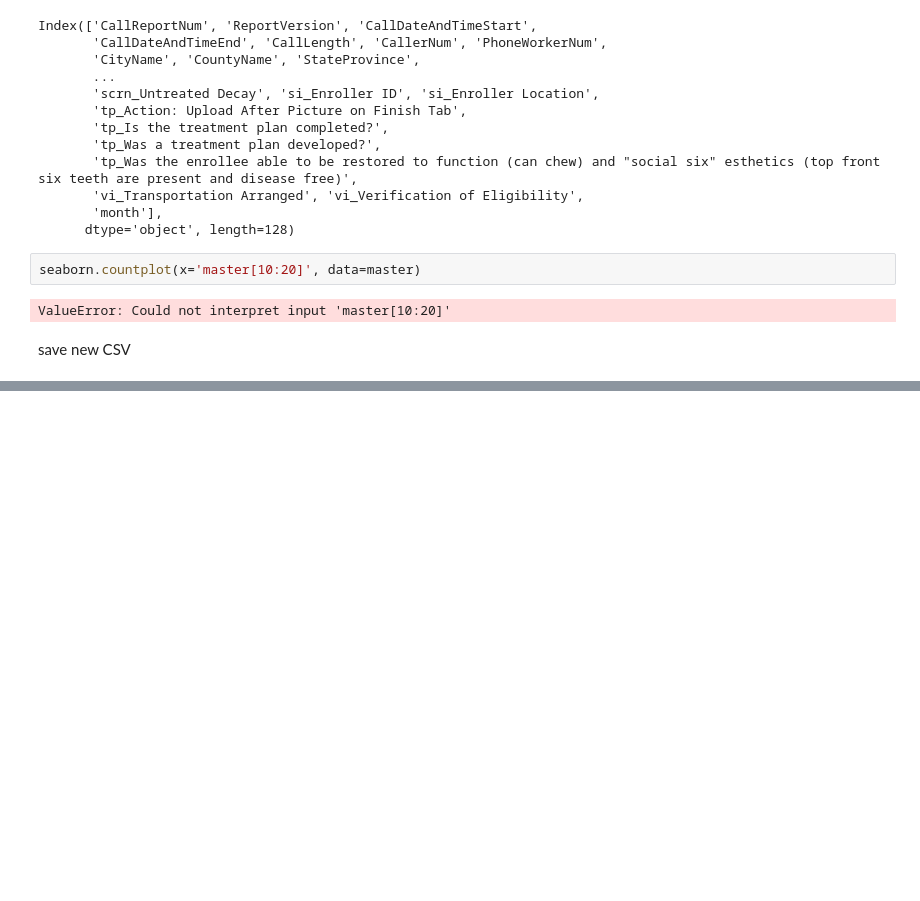
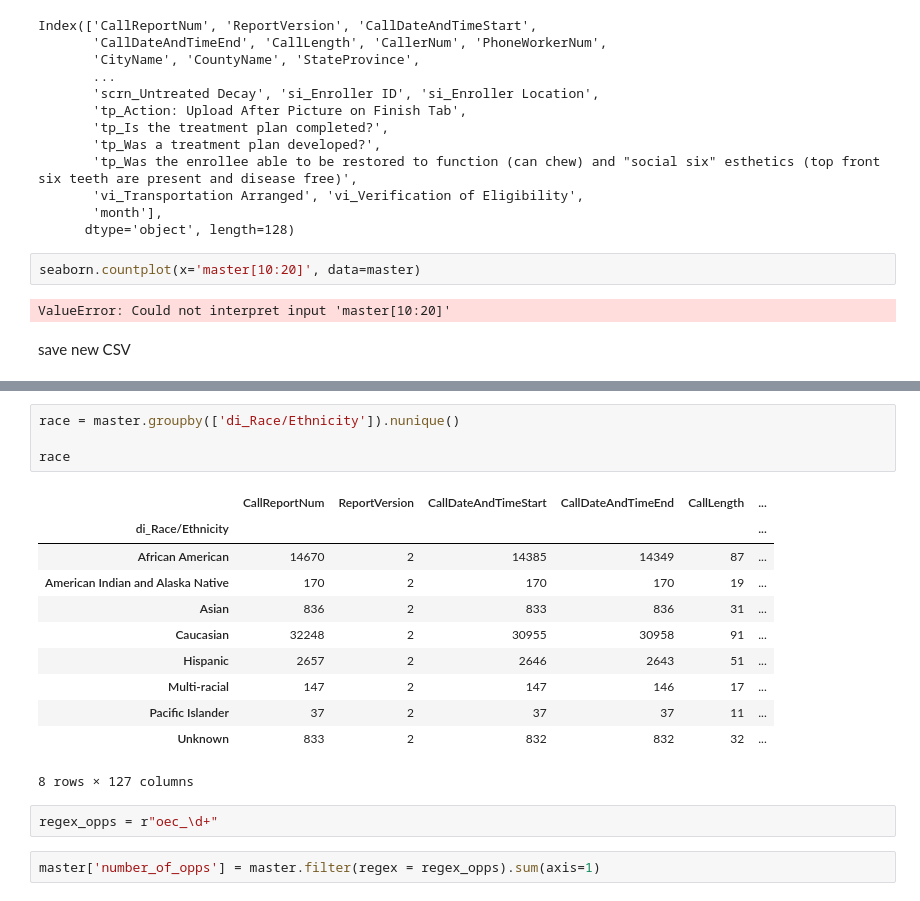
Before and after one commit to Jmiah789/smile-on-get_tootha_choppa, a Jupyter notebook: notebooks/1_cleanup.ipynb, the cells around one changed output, grey strips where cells are left out. Saved outputs shown, nothing was run; the diff lists cells and outputs as text; blank space fills up the shorter version.

```diff
--- a/notebooks/1_cleanup.ipynb
+++ b/notebooks/1_cleanup.ipynb
@@ -244,0 +257,20 @@ SyntaxError: invalid syntax (<ipython-input-64-c4a86f560a63>, line 1)
+# %%
+race = master.groupby(['di_Race/Ethnicity']).nunique()
+
+race
+# %% [output]
+|  | CallReportNum | ReportVersion | CallDateAndTimeStart | CallDateAndTimeEnd | CallLength | ... |
+| di_Race/Ethnicity |  |  |  |  |  | ... |
+| African American | 14670 | 2 | 14385 | 14349 | 87 | ... |
+| American Indian and Alaska Native | 170 | 2 | 170 | 170 | 19 | ... |
+| Asian | 836 | 2 | 833 | 836 | 31 | ... |
+| Caucasian | 32248 | 2 | 30955 | 30958 | 91 | ... |
+| Hispanic | 2657 | 2 | 2646 | 2643 | 51 | ... |
+| Multi-racial | 147 | 2 | 147 | 146 | 17 | ... |
+| Pacific Islander | 37 | 2 | 37 | 37 | 11 | ... |
+| Unknown | 833 | 2 | 832 | 832 | 32 | ... |
+8 rows × 127 columns
+# %%
+regex_opps = r"oec_\d+"
+# %%
+master['number_of_opps'] = master.filter(regex = regex_opps).sum(axis=1)
```
Also changed, not shown: parts of 17 cells of this notebook.
